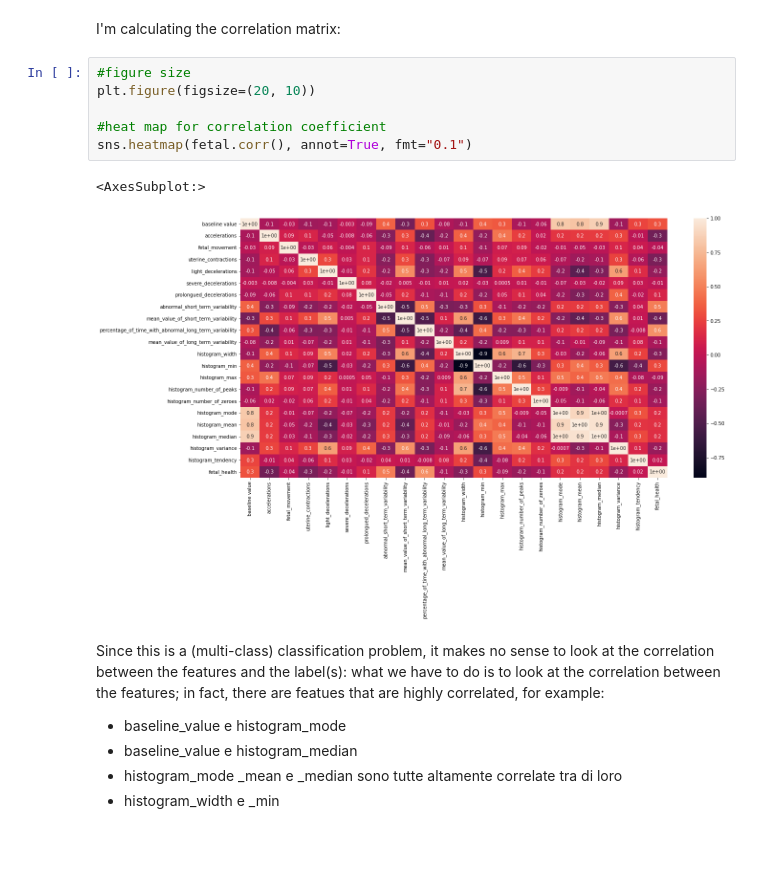
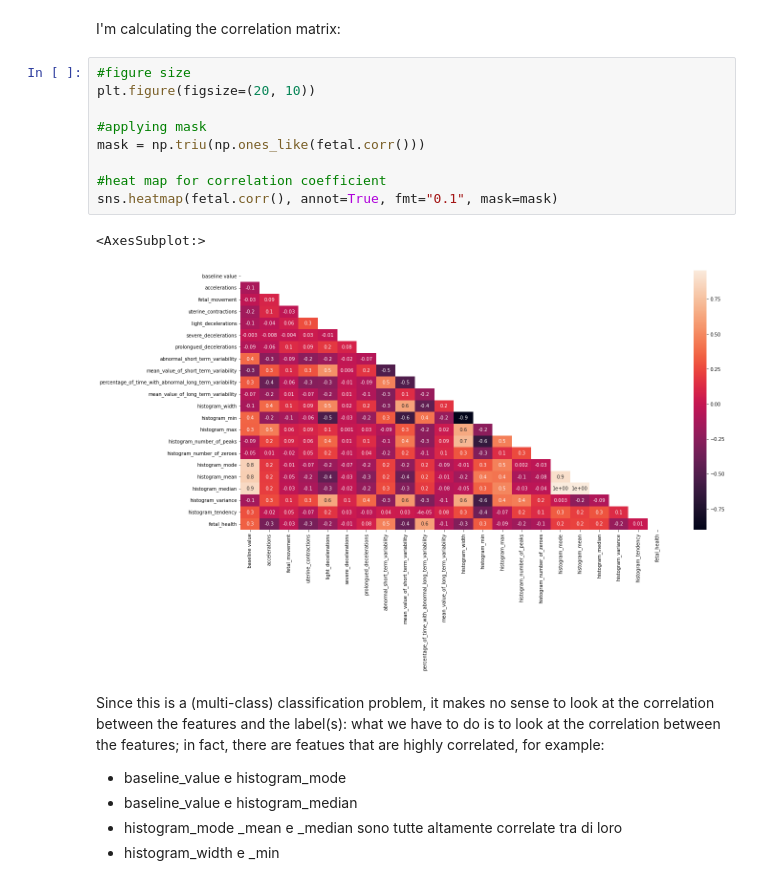
Before and after one commit to federico-trotta/Predicting_fetal_diseases_with_ML, a Jupyter notebook: fetal_deseases.ipynb, the cells around one changed output. Saved outputs shown, nothing was run; the diff lists cells and outputs as text; blank space fills up the shorter version.

```diff
--- a/fetal_deseases.ipynb
+++ b/fetal_deseases.ipynb
@@ -161,12 +162,15 @@ I'm calculating the correlation matrix:
 # %%
 #figure size
 plt.figure(figsize=(20, 10))
 
+#applying mask
+mask = np.triu(np.ones_like(fetal.corr()))
+
 #heat map for correlation coefficient
-sns.heatmap(fetal.corr(), annot=True, fmt="0.1")
+sns.heatmap(fetal.corr(), annot=True, fmt="0.1", mask=mask)
 # %% [output]
 <AxesSubplot:>
-[figure, old version]
+[figure, new version]
 # %% [markdown]
 Since this is a (multi-class) classification problem, it makes no sense to look at the correlation between the features and the label(s): what we have to do is to look at the correlation between the features; in fact, there are featues that are highly correlated, for example:
 
```
Also changed, not shown: parts of 2 cells of this notebook.
